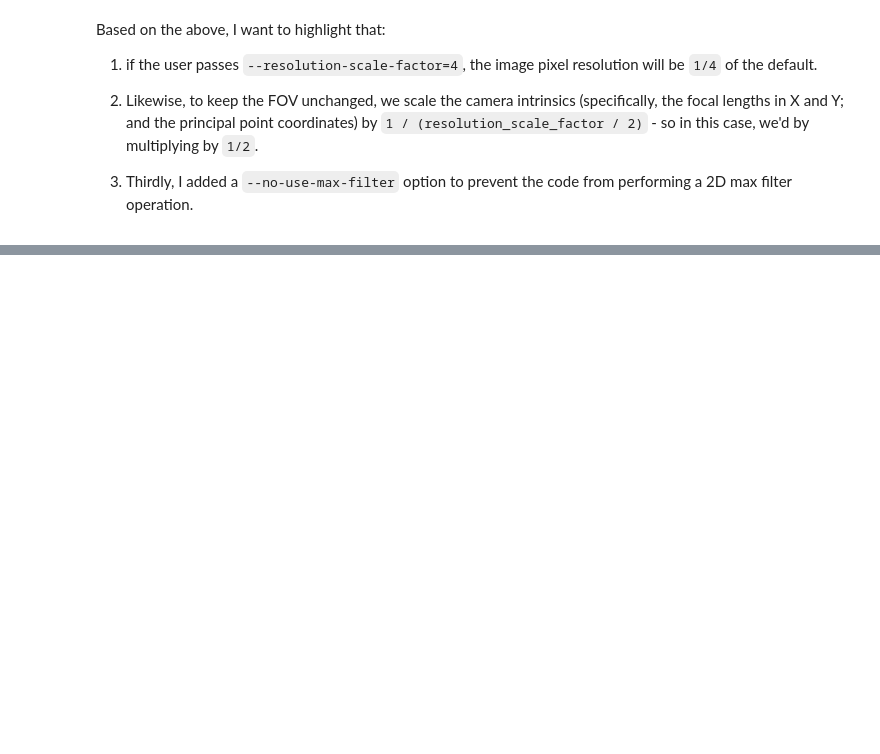
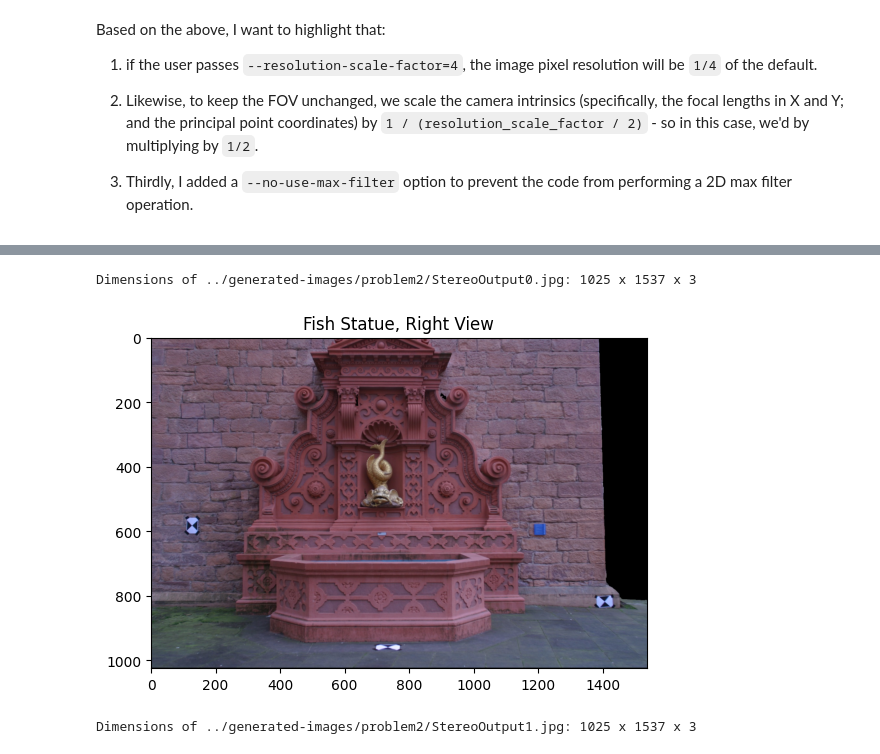
Before and after one commit to sraza-onshape/samaj-3d, a Jupyter notebook: src/experiments_hw2.ipynb, the cells around one changed output, grey strips where cells are left out. Drawn from its saved outputs; the diff is of its cells as text; code cells hidden in the pictures; blank space fills up the shorter version.

Commit message:
add solution for problem 2

```diff
--- a/src/experiments_hw2.ipynb
+++ b/src/experiments_hw2.ipynb
@@ -605,0 +666,22 @@ For rendering, I tried to keep the extrinsic parameters simple:
+# %%
+right_fish_image = ops.load_image(
+    "../generated-images/problem2/StereoOutput0.jpg",
+    return_grayscale=False,  # will do custom conversion to grayscale below
+    return_array=True,
+)
+# %% [output]
+Dimensions of ../generated-images/problem2/StereoOutput0.jpg: 1025 x 1537 x 3
+# %%
+plt.imshow(right_fish_image)
+plt.title("Fish Statue, Right View")
+plt.show()
+# %% [output]
+[figure, added]
+# %%
+left_fish_image = ops.load_image(
+    "../generated-images/problem2/StereoOutput1.jpg",
+    return_grayscale=False,  # will do custom conversion to grayscale below
+    return_array=True,
+)
+# %% [output]
+Dimensions of ../generated-images/problem2/StereoOutput1.jpg: 1025 x 1537 x 3
```
Also changed, not shown: parts of 21 cells of this notebook, 1 other file.
